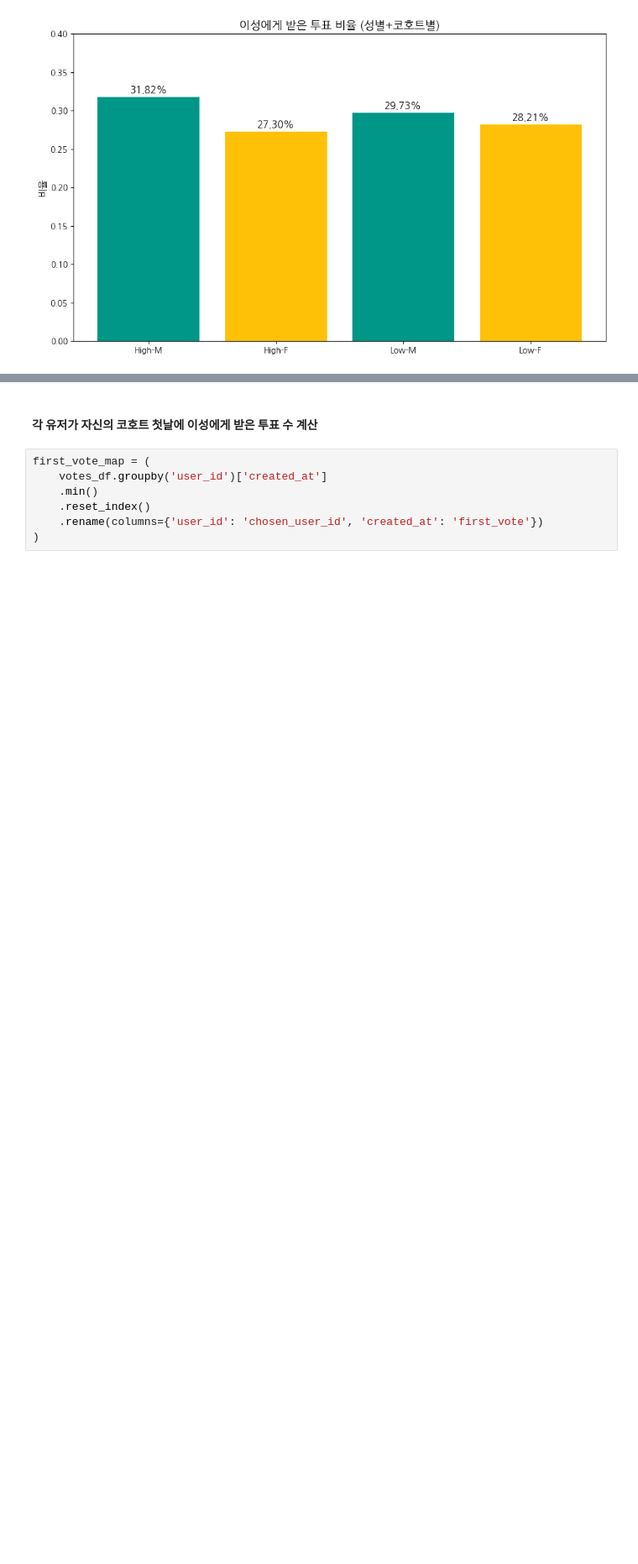
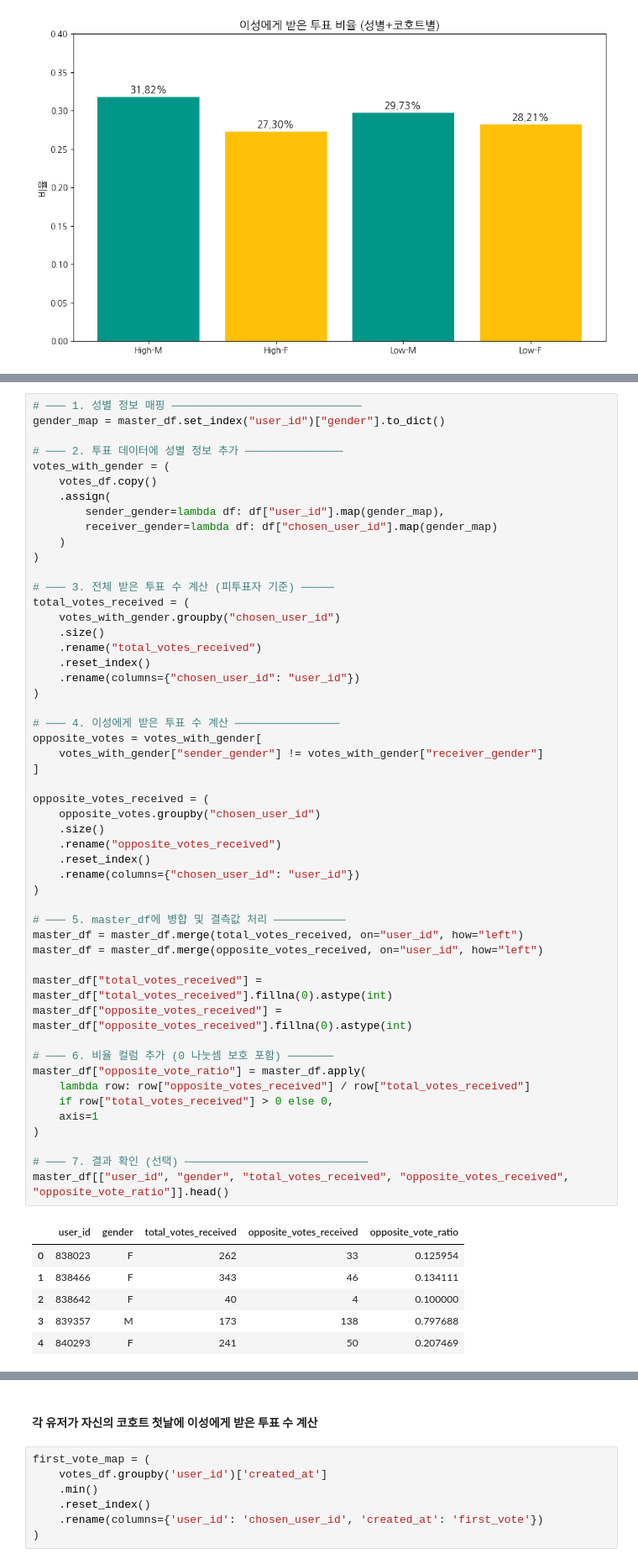
Before and after one commit to saeraniren/advanced_project, a Jupyter notebook: 최종 마스터 테이블.ipynb, the cells around one changed output, grey strips where cells are left out. Shown at 84% size. Drawn from its saved outputs; the diff is of its cells as text; blank space fills up the shorter version.

```diff
--- a/최종 마스터 테이블.ipynb
+++ b/최종 마스터 테이블.ipynb
@@ -1062,0 +1065,58 @@ plt.show()
+# %%
+# ─── 1. 성별 정보 매핑 ─────────────────────────────
+gender_map = master_df.set_index("user_id")["gender"].to_dict()
+
+# ─── 2. 투표 데이터에 성별 정보 추가 ───────────────
+votes_with_gender = (
+    votes_df.copy()
+    .assign(
+        sender_gender=lambda df: df["user_id"].map(gender_map),
+        receiver_gender=lambda df: df["chosen_user_id"].map(gender_map)
+    )
+)
+
+# ─── 3. 전체 받은 투표 수 계산 (피투표자 기준) ─────
+total_votes_received = (
+    votes_with_gender.groupby("chosen_user_id")
+    .size()
+    .rename("total_votes_received")
+    .reset_index()
+    .rename(columns={"chosen_user_id": "user_id"})
+)
+
+# ─── 4. 이성에게 받은 투표 수 계산 ────────────────
+opposite_votes = votes_with_gender[
+    votes_with_gender["sender_gender"] != votes_with_gender["receiver_gender"]
+]
+
+opposite_votes_received = (
+    opposite_votes.groupby("chosen_user_id")
+    .size()
+    .rename("opposite_votes_received")
+    .reset_index()
+    .rename(columns={"chosen_user_id": "user_id"})
+)
+
+# ─── 5. master_df에 병합 및 결측값 처리 ───────────
+master_df = master_df.merge(total_votes_received, on="user_id", how="left")
+master_df = master_df.merge(opposite_votes_received, on="user_id", how="left")
+
+master_df["total_votes_received"] = master_df["total_votes_received"].fillna(0).astype(int)
+master_df["opposite_votes_received"] = master_df["opposite_votes_received"].fillna(0).astype(int)
+
+# ─── 6. 비율 컬럼 추가 (0 나눗셈 보호 포함) ───────
+master_df["opposite_vote_ratio"] = master_df.apply(
+    lambda row: row["opposite_votes_received"] / row["total_votes_received"]
+    if row["total_votes_received"] > 0 else 0,
+    axis=1
+)
+
+# ─── 7. 결과 확인 (선택) ────────────────────────────
+master_df[["user_id", "gender", "total_votes_received", "opposite_votes_received", "opposite_vote_ratio"]].head()
+# %% [output]
+|  | user_id | gender | total_votes_received | opposite_votes_received | opposite_vote_ratio |
+| 0 | 838023 | F | 262 | 33 | 0.125954 |
+| 1 | 838466 | F | 343 | 46 | 0.134111 |
+| 2 | 838642 | F | 40 | 4 | 0.100000 |
+| 3 | 839357 | M | 173 | 138 | 0.797688 |
+| 4 | 840293 | F | 241 | 50 | 0.207469 |
```
Also changed, not shown: parts of 2 cells of this notebook, 1 other file.
